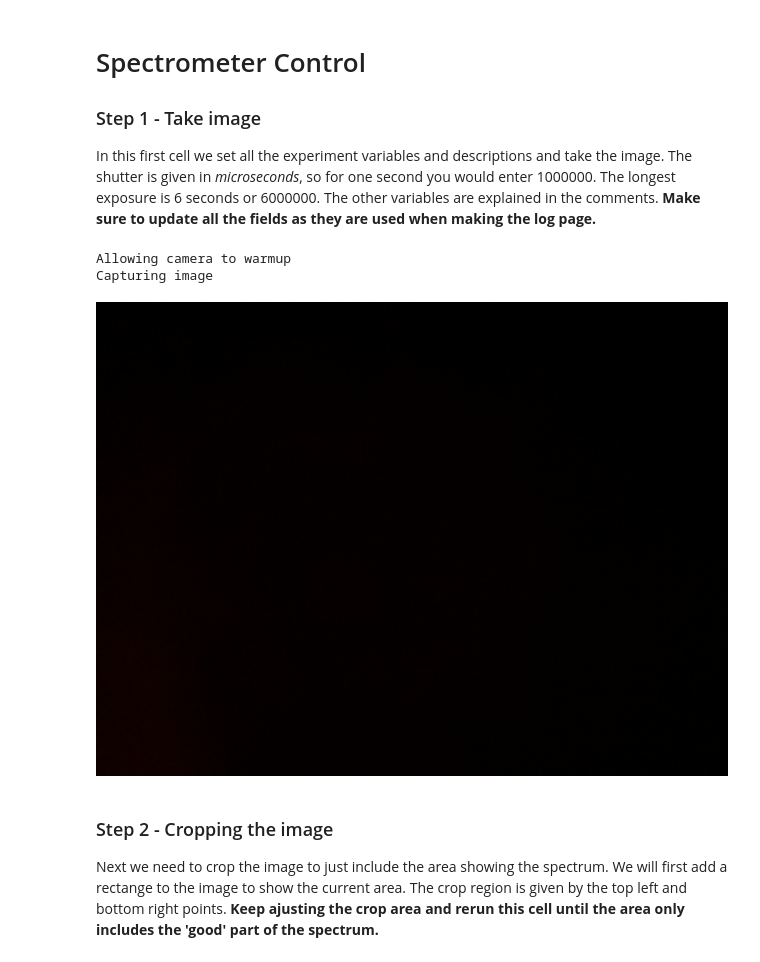
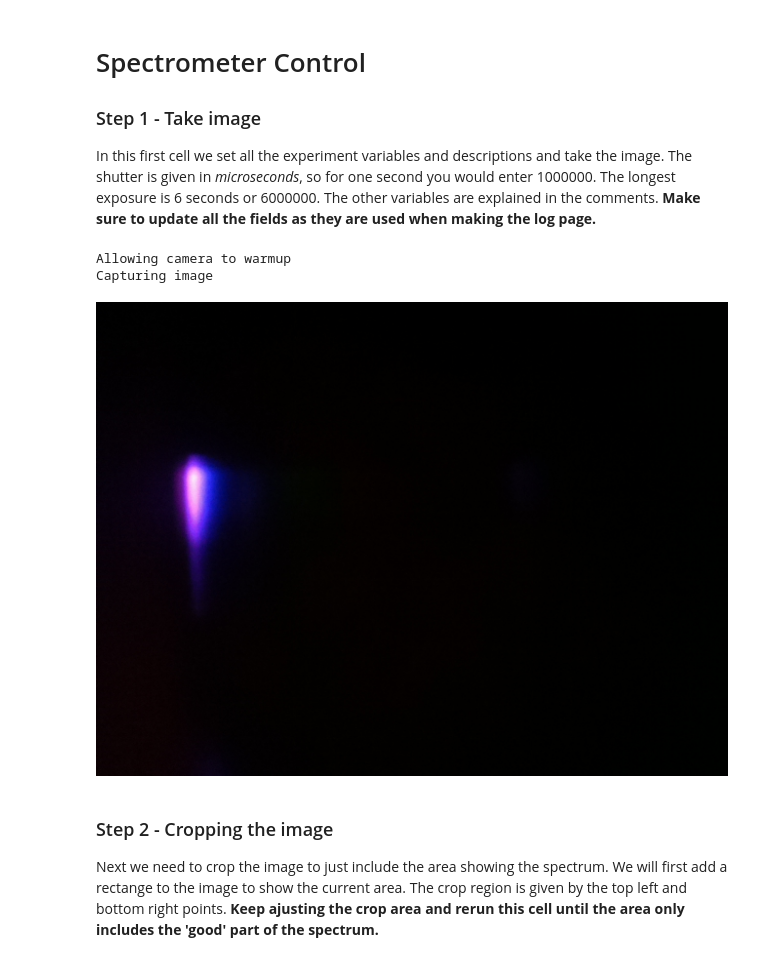
Before and after one commit to ThuviksaM/LegoSpectrometer, a Jupyter notebook: SpectrometerControl.ipynb, the cells around one changed output. Cells and saved outputs as stored; diff of their text form; code cells hidden in the pictures.

```diff
--- a/SpectrometerControl.ipynb
+++ b/SpectrometerControl.ipynb
@@ -176,27 +176,27 @@ In this first cell we set all the experiment variables and descriptions and take
 # %%
 # Change these to match your experiment
 
-lightSource        = ""
+lightSource        = "MingQun Invisible Ink Pen's Black Light"
 scientistName      = "Thuviksa Mathialakan"
 transmissionSample = "None"
 experimentNotes    = '''
-This is an experiment with a green laser.
-Extra virgin olive oil used.
-Tracing paper used between light and entrance slit.
-Small slit used.
+Black light used.
+Tracing paper between light source and light entrance.
+This is for a spectrum combination experiment.
+No sample used.
 '''
 measurementTaken = strftime("%Y%m%d-%H%M%S")
 
 # Exposure time
 shutter = 50001
 
 # Take the image, save and display
 raw = takePicture(shutter)
 raw
 # %% [output]
 Allowing camera to warmup
 Capturing image
-[figure, old version]
+[figure, new version]
 # %% [markdown]
 ### Step 2 - Cropping the image
 
```
Also changed, not shown: parts of 3 cells of this notebook, 6 other files.
